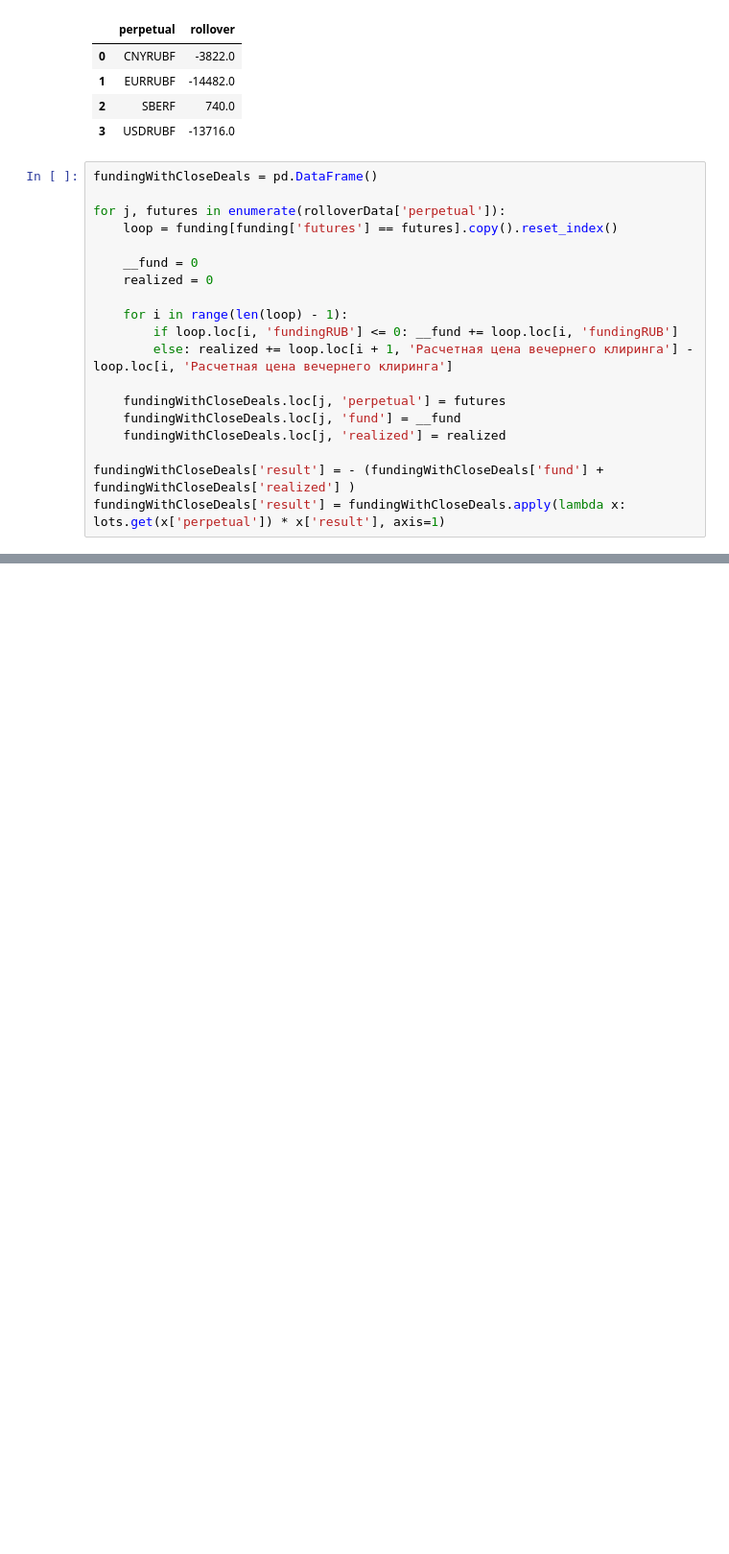
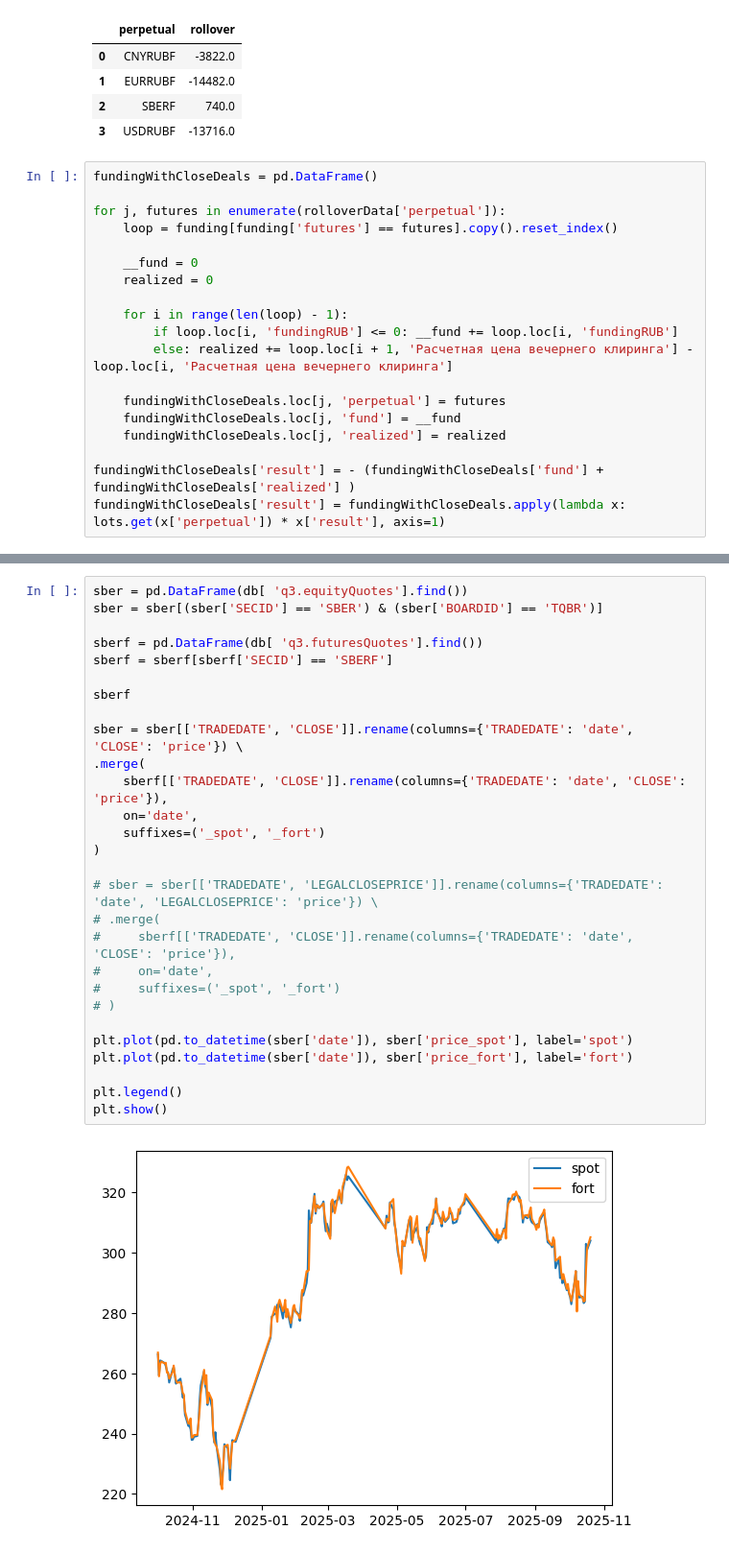
Before and after one commit to valkhodzhaev/RanepaLab, a Jupyter notebook: notebooks/perpetualFutures.ipynb, the cells around one changed output, grey strips where cells are left out. Shown at 96% size. Saved outputs shown, nothing was run; the diff lists cells and outputs as text; blank space fills up the shorter version.

Commit message:
Perpetual Forts results

```diff
--- a/notebooks/perpetualFutures.ipynb
+++ b/notebooks/perpetualFutures.ipynb
@@ -228,0 +250,30 @@ fundingWithCloseDeals
+# %%
+sber = pd.DataFrame(db[ 'q3.equityQuotes'].find())
+sber = sber[(sber['SECID'] == 'SBER') & (sber['BOARDID'] == 'TQBR')]
+
+sberf = pd.DataFrame(db[ 'q3.futuresQuotes'].find())
+sberf = sberf[sberf['SECID'] == 'SBERF']
+
+sberf
+
+sber = sber[['TRADEDATE', 'CLOSE']].rename(columns={'TRADEDATE': 'date', 'CLOSE': 'price'}) \
+.merge(
+    sberf[['TRADEDATE', 'CLOSE']].rename(columns={'TRADEDATE': 'date', 'CLOSE': 'price'}),
+    on='date',
+    suffixes=('_spot', '_fort')
+)
+
+# sber = sber[['TRADEDATE', 'LEGALCLOSEPRICE']].rename(columns={'TRADEDATE': 'date', 'LEGALCLOSEPRICE': 'price'}) \
+# .merge(
+#     sberf[['TRADEDATE', 'CLOSE']].rename(columns={'TRADEDATE': 'date', 'CLOSE': 'price'}),
+#     on='date',
+#     suffixes=('_spot', '_fort')
+# )
+
+plt.plot(pd.to_datetime(sber['date']), sber['price_spot'], label='spot')
+plt.plot(pd.to_datetime(sber['date']), sber['price_fort'], label='fort')
+
+plt.legend()
+plt.show()
+# %% [output]
+[figure, added]
```
Also changed, not shown: parts of 9 cells of this notebook, 4 other files.
